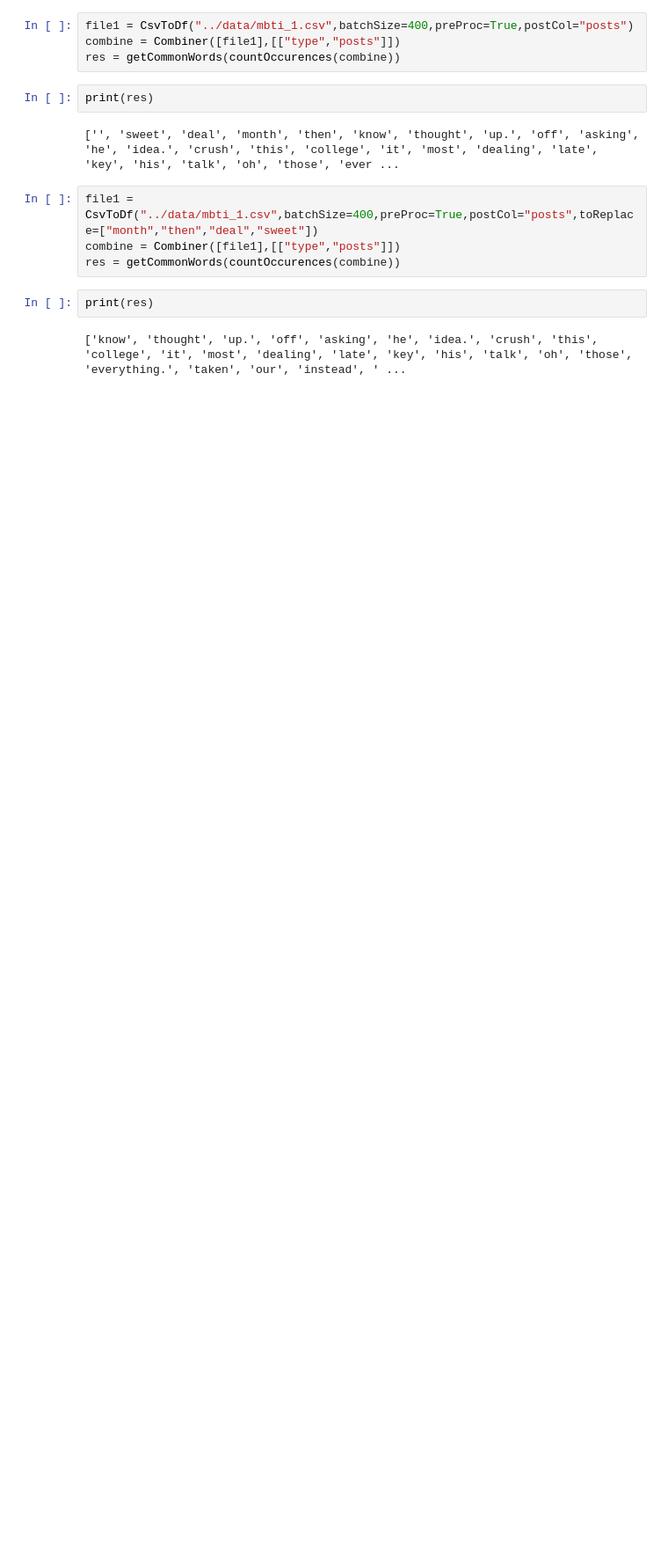
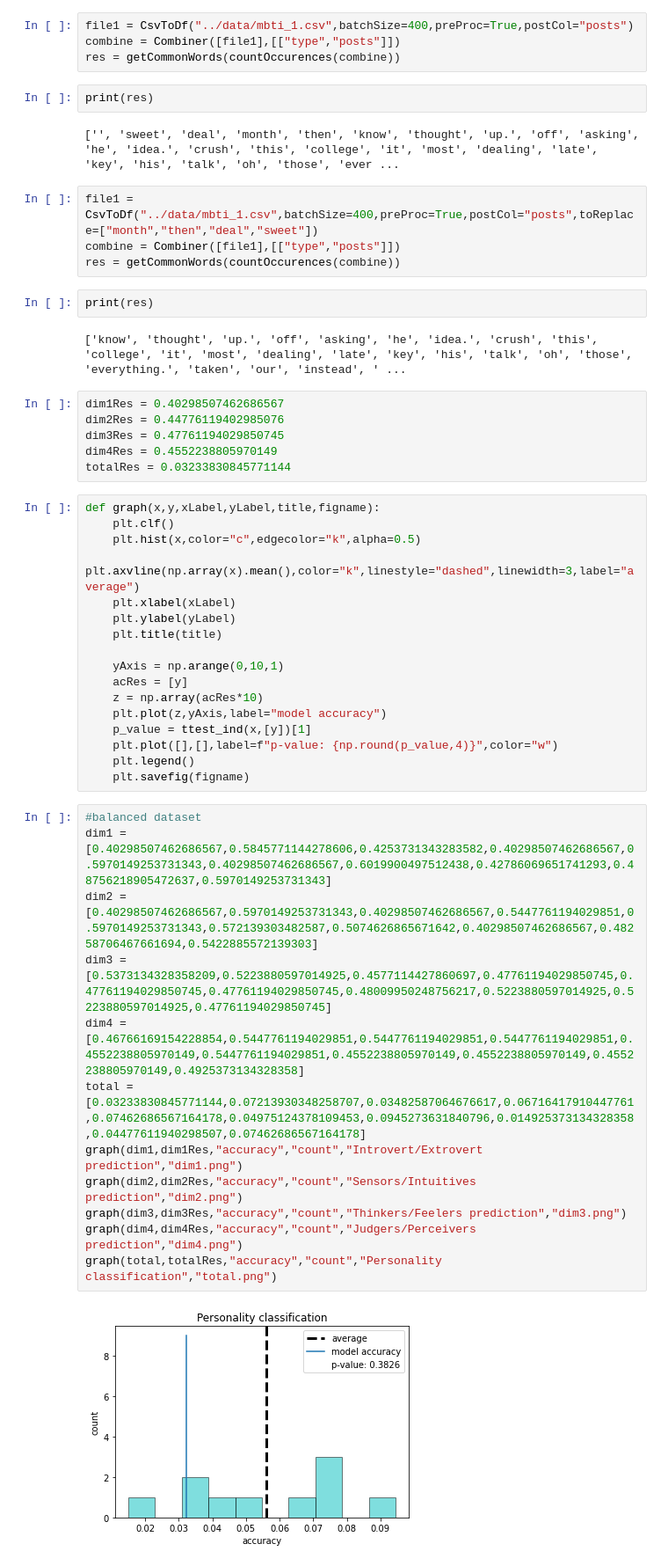
Before and after one commit to armchair-psychologist/project_scripts, a Jupyter notebook: project_scripts/data_analysis.ipynb, the cells around one changed output. Shown at 88% size. Saved outputs shown, nothing was run; the diff lists cells and outputs as text; blank space fills up the shorter version.

```diff
--- a/project_scripts/data_analysis.ipynb
+++ b/project_scripts/data_analysis.ipynb
@@ -475,3 +504,40 @@ res = getCommonWords(countOccurences(combine))
 print(res)
 # %% [output]
 ['know', 'thought', 'up.', 'off', 'asking', 'he', 'idea.', 'crush', 'this', 'college', 'it', 'most', 'dealing', 'late', 'key', 'his', 'talk', 'oh', 'those', 'everything.', 'taken', 'our', 'instead', ' ...
+# %%
+dim1Res = 0.40298507462686567
+dim2Res = 0.44776119402985076
+dim3Res = 0.47761194029850745
+dim4Res = 0.4552238805970149
+totalRes = 0.03233830845771144
+# %%
+def graph(x,y,xLabel,yLabel,title,figname):
+    plt.clf()
+    plt.hist(x,color="c",edgecolor="k",alpha=0.5)
+    plt.axvline(np.array(x).mean(),color="k",linestyle="dashed",linewidth=3,label="average")
+    plt.xlabel(xLabel)
+    plt.ylabel(yLabel)
+    plt.title(title)
+
+    yAxis = np.arange(0,10,1)
+    acRes = [y]
+    z = np.array(acRes*10)
+    plt.plot(z,yAxis,label="model accuracy")
+    p_value = ttest_ind(x,[y])[1]
+    plt.plot([],[],label=f"p-value: {np.round(p_value,4)}",color="w")
+    plt.legend()
+    plt.savefig(figname)
+# %%
+#balanced dataset
+dim1 = [0.40298507462686567,0.5845771144278606,0.4253731343283582,0.40298507462686567,0.5970149253731343,0.40298507462686567,0.6019900497512438,0.42786069651741293,0.48756218905472637,0.5970149253731343]
+dim2 = [0.40298507462686567,0.5970149253731343,0.40298507462686567,0.5447761194029851,0.5970149253731343,0.572139303482587,0.5074626865671642,0.40298507462686567,0.48258706467661694,0.5422885572139303]
+dim3 = [0.5373134328358209,0.5223880597014925,0.4577114427860697,0.47761194029850745,0.47761194029850745,0.47761194029850745,0.48009950248756217,0.5223880597014925,0.5223880597014925,0.47761194029850745]
+dim4 = [0.46766169154228854,0.5447761194029851,0.5447761194029851,0.5447761194029851,0.4552238805970149,0.5447761194029851,0.4552238805970149,0.4552238805970149,0.4552238805970149,0.4925373134328358]
+total = [0.03233830845771144,0.07213930348258707,0.03482587064676617,0.06716417910447761,0.07462686567164178,0.04975124378109453,0.0945273631840796,0.014925373134328358,0.04477611940298507,0.07462686567164178]
+graph(dim1,dim1Res,"accuracy","count","Introvert/Extrovert prediction","dim1.png")
+graph(dim2,dim2Res,"accuracy","count","Sensors/Intuitives prediction","dim2.png")
+graph(dim3,dim3Res,"accuracy","count","Thinkers/Feelers prediction","dim3.png")
+graph(dim4,dim4Res,"accuracy","count","Judgers/Perceivers prediction","dim4.png")
+graph(total,totalRes,"accuracy","count","Personality classification","total.png")
+# %% [output]
+[figure, added]
```
Also changed, not shown: parts of 16 cells of this notebook, 12 other files.
